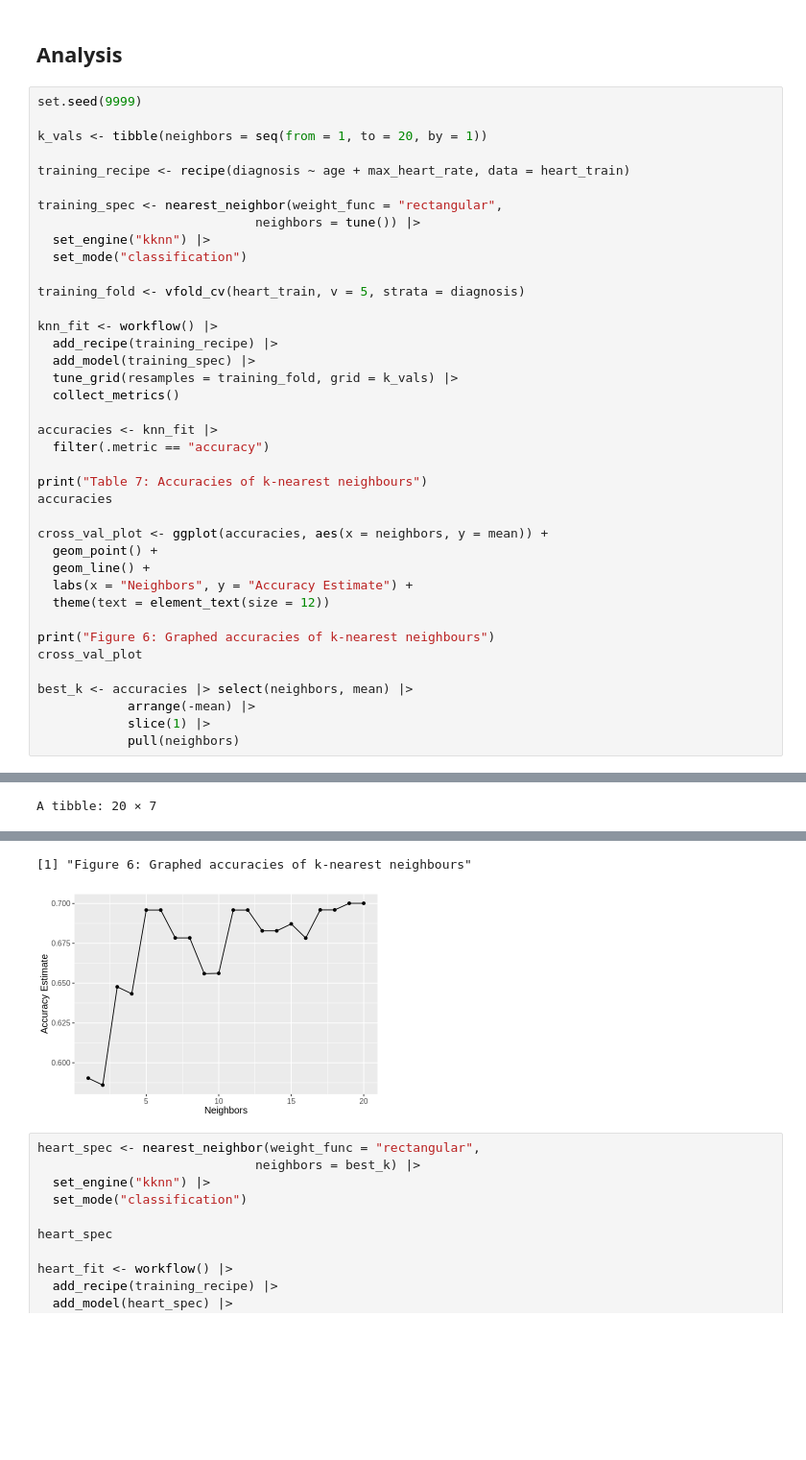
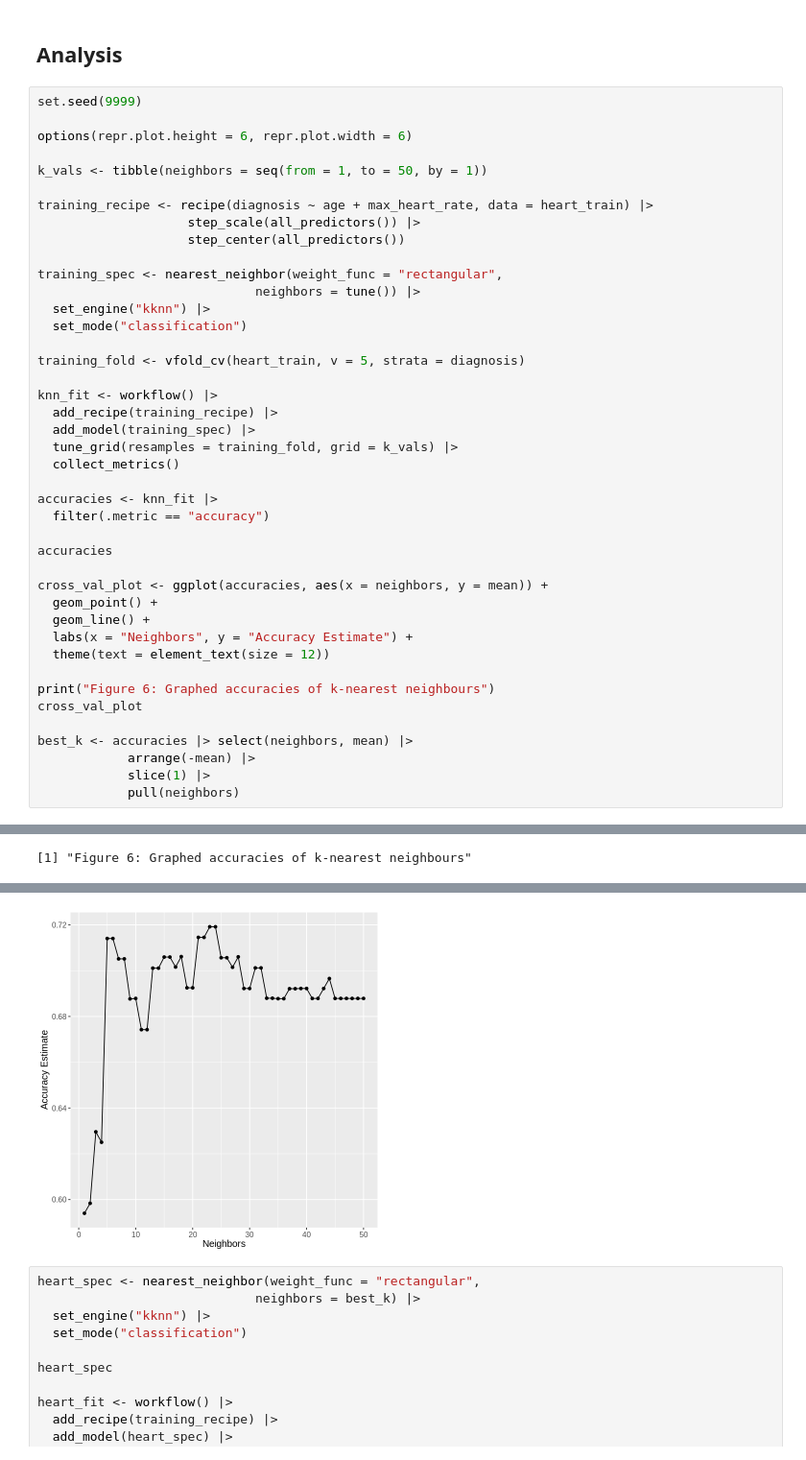
Before and after one commit to ssun05/dsci_100_002_group5_project, a Jupyter notebook: report.ipynb, the cells around one changed output, grey strips where cells are left out. Shown at 96% size. Saved outputs shown, nothing was run; the diff lists cells and outputs as text; blank space fills up the shorter version.

```diff
--- a/report.ipynb
+++ b/report.ipynb
@@ -234,9 +234,13 @@ We will visualize our results with a confusion matrix summarizing the observatio
 # %%
 set.seed(9999)
 
-k_vals <- tibble(neighbors = seq(from = 1, to = 20, by = 1))
+options(repr.plot.height = 6, repr.plot.width = 6)
 
-training_recipe <- recipe(diagnosis ~ age + max_heart_rate, data = heart_train)
+k_vals <- tibble(neighbors = seq(from = 1, to = 50, by = 1))
+
+training_recipe <- recipe(diagnosis ~ age + max_heart_rate, data = heart_train) |>
+                    step_scale(all_predictors()) |>
+                    step_center(all_predictors())
 
 training_spec <- nearest_neighbor(weight_func = "rectangular",
                              neighbors = tune()) |>
@@ -254,7 +258,6 @@ knn_fit <- workflow() |>
 accuracies <- knn_fit |>
   filter(.metric == "accuracy")
 
-print("Table 7: Accuracies of k-nearest neighbours")
 accuracies
 
 cross_val_plot <- ggplot(accuracies, aes(x = neighbors, y = mean)) +
@@ -275 +287 @@ best_k <- accuracies |> select(neighbors, mean) |>
-A tibble: 20 × 7
+[1] "Figure 6: Graphed accuracies of k-nearest neighbours"
@@ -285,5 +288,4 @@ A tibble: 20 × 7
-[1] "Figure 6: Graphed accuracies of k-nearest neighbours"
-[figure, old version]
+[figure, new version]
 # %%
 heart_spec <- nearest_neighbor(weight_func = "rectangular",
                              neighbors = best_k) |>
```
Also changed, not shown: parts of 1 cell of this notebook.
